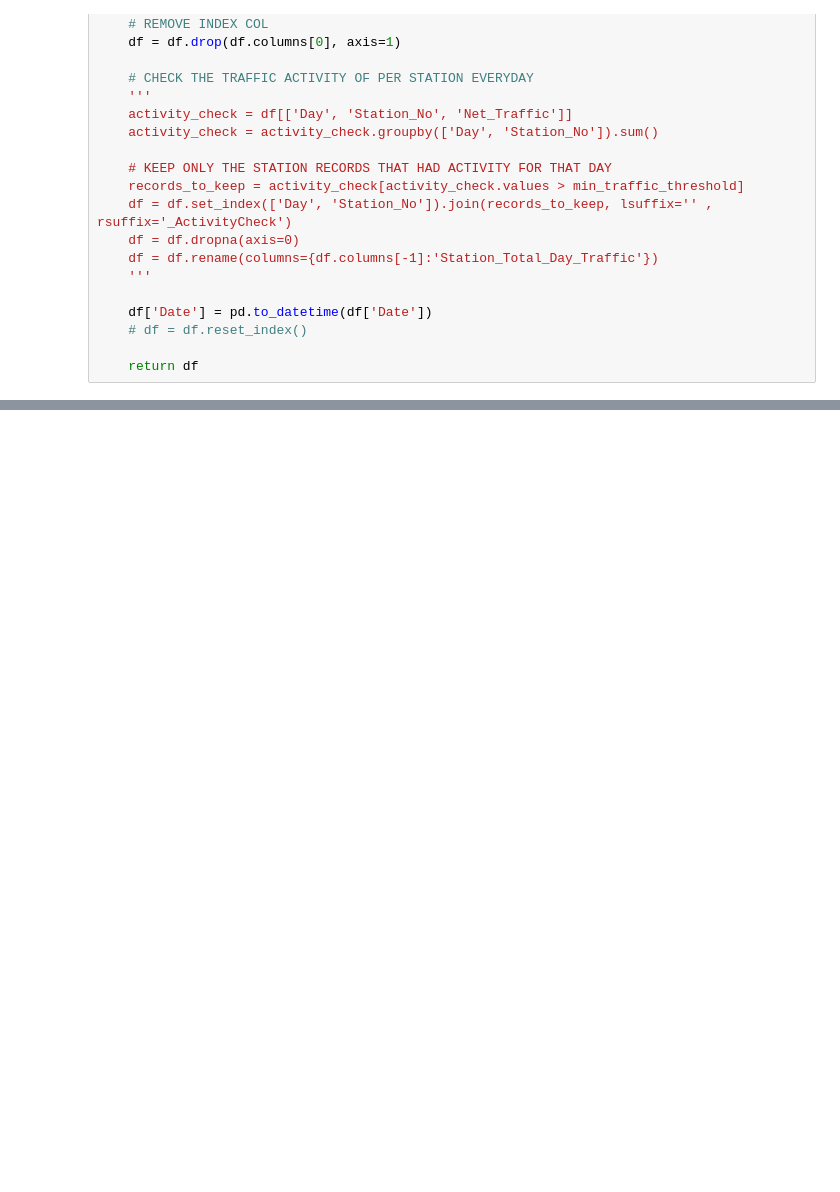
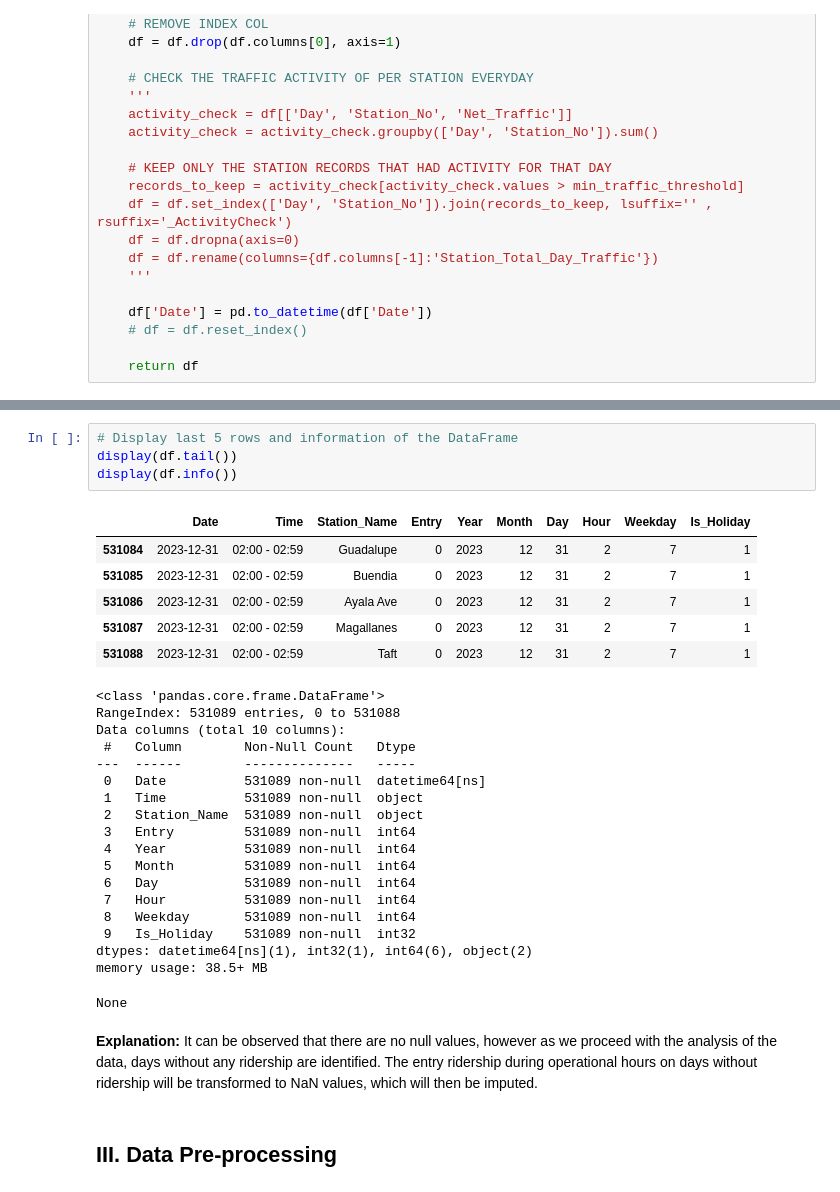
Before and after one commit to beabanzon/DATA103-Final, a Jupyter notebook: imputation.ipynb, the cells around one changed output, grey strips where cells are left out. Drawn from its saved outputs; the diff is of its cells as text; blank space fills up the shorter version.

```diff
--- a/imputation.ipynb
+++ b/imputation.ipynb
@@ -275,0 +100,33 @@ df_to_impute.tail()
+# %%
+# Display last 5 rows and information of the DataFrame
+display(df.tail())
+display(df.info())
+# %% [output]
+|  | Date | Time | Station_Name | Entry | Year | Month | Day | Hour | Weekday | Is_Holiday |
+| 531084 | 2023-12-31 | 02:00 - 02:59 | Guadalupe | 0 | 2023 | 12 | 31 | 2 | 7 | 1 |
+| 531085 | 2023-12-31 | 02:00 - 02:59 | Buendia | 0 | 2023 | 12 | 31 | 2 | 7 | 1 |
+| 531086 | 2023-12-31 | 02:00 - 02:59 | Ayala Ave | 0 | 2023 | 12 | 31 | 2 | 7 | 1 |
+| 531087 | 2023-12-31 | 02:00 - 02:59 | Magallanes | 0 | 2023 | 12 | 31 | 2 | 7 | 1 |
+| 531088 | 2023-12-31 | 02:00 - 02:59 | Taft | 0 | 2023 | 12 | 31 | 2 | 7 | 1 |
+<class 'pandas.core.frame.DataFrame'>
+RangeIndex: 531089 entries, 0 to 531088
+Data columns (total 10 columns):
+ #   Column        Non-Null Count   Dtype
+---  ------        --------------   -----
+ 0   Date          531089 non-null  datetime64[ns]
+ 1   Time          531089 non-null  object
+ 2   Station_Name  531089 non-null  object
+ 3   Entry         531089 non-null  int64
+ 4   Year          531089 non-null  int64
+ 5   Month         531089 non-null  int64
+ 6   Day           531089 non-null  int64
+ 7   Hour          531089 non-null  int64
+ 8   Weekday       531089 non-null  int64
+ 9   Is_Holiday    531089 non-null  int32
+dtypes: datetime64[ns](1), int32(1), int64(6), object(2)
+memory usage: 38.5+ MB
+None
+# %% [markdown]
+**Explanation:** It can be observed that there are no null values, however as we proceed with the analysis of the data, days without any ridership are identified. The entry ridership during operational hours on days without ridership will be transformed to NaN values, which will then be imputed.
+# %% [markdown]
+## **III. Data Pre-processing**
```
Also changed, not shown: parts of 45 cells of this notebook.
